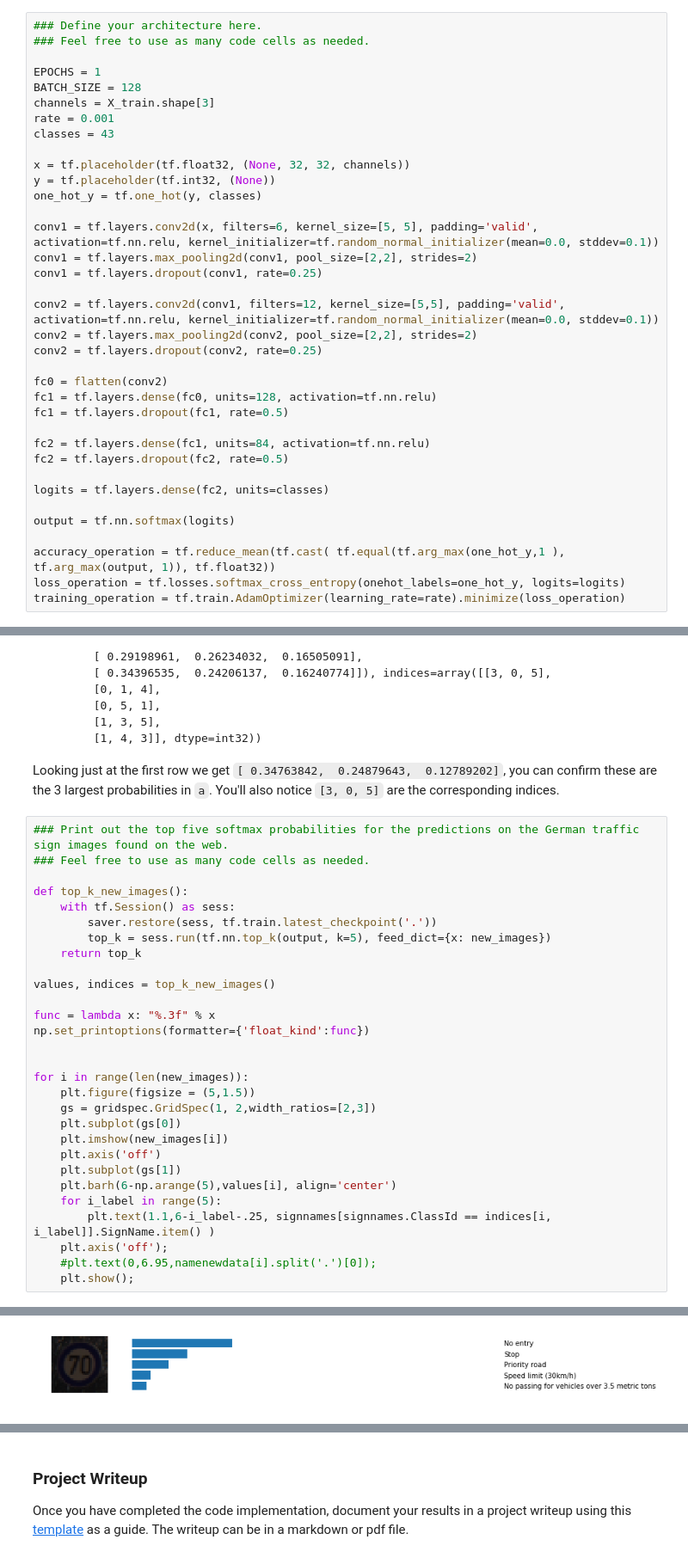
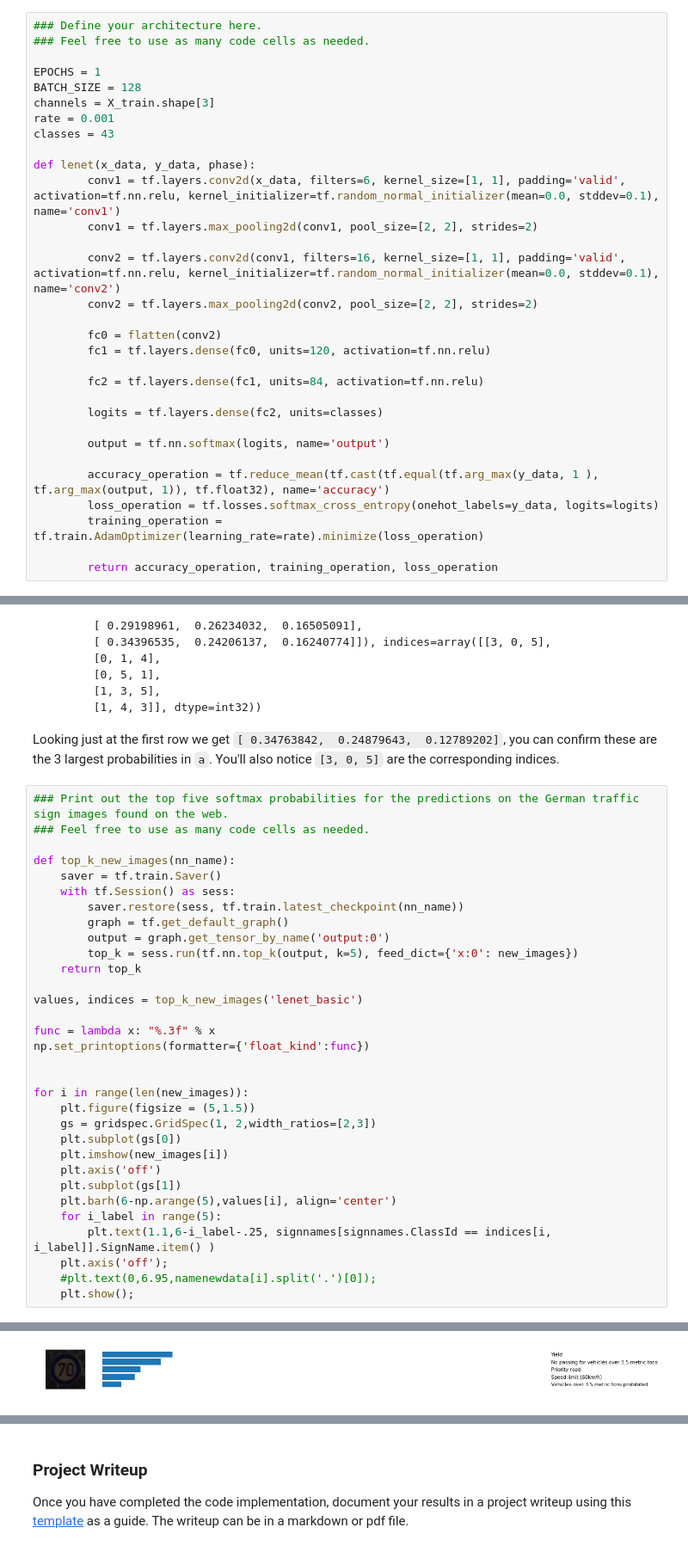
Before and after one commit to carlgira/traffic_sign_classification, a Jupyter notebook: Traffic_Sign_Classifier.ipynb, the cells around one changed output, grey strips where cells are left out. Shown at 86% size. Saved outputs shown, nothing was run; the diff lists cells and outputs as text.

```diff
--- a/Traffic_Sign_Classifier.ipynb
+++ b/Traffic_Sign_Classifier.ipynb
@@ -267,32 +263,27 @@ channels = X_train.shape[3]
 rate = 0.001
 classes = 43
 
-x = tf.placeholder(tf.float32, (None, 32, 32, channels))
-y = tf.placeholder(tf.int32, (None))
-one_hot_y = tf.one_hot(y, classes)
+def lenet(x_data, y_data, phase):
+		conv1 = tf.layers.conv2d(x_data, filters=6, kernel_size=[1, 1], padding='valid', activation=tf.nn.relu, kernel_initializer=tf.random_normal_initializer(mean=0.0, stddev=0.1), name='conv1')
+		conv1 = tf.layers.max_pooling2d(conv1, pool_size=[2, 2], strides=2)
 
-conv1 = tf.layers.conv2d(x, filters=6, kernel_size=[5, 5], padding='valid', activation=tf.nn.relu, kernel_initializer=tf.random_normal_initializer(mean=0.0, stddev=0.1))
-conv1 = tf.layers.max_pooling2d(conv1, pool_size=[2,2], strides=2)
-conv1 = tf.layers.dropout(conv1, rate=0.25)
+		conv2 = tf.layers.conv2d(conv1, filters=16, kernel_size=[1, 1], padding='valid', activation=tf.nn.relu, kernel_initializer=tf.random_normal_initializer(mean=0.0, stddev=0.1), name='conv2')
+		conv2 = tf.layers.max_pooling2d(conv2, pool_size=[2, 2], strides=2)
 
-conv2 = tf.layers.conv2d(conv1, filters=12, kernel_size=[5,5], padding='valid', activation=tf.nn.relu, kernel_initializer=tf.random_normal_initializer(mean=0.0, stddev=0.1))
-conv2 = tf.layers.max_pooling2d(conv2, pool_size=[2,2], strides=2)
-conv2 = tf.layers.dropout(conv2, rate=0.25)
+		fc0 = flatten(conv2)
+		fc1 = tf.layers.dense(fc0, units=120, activation=tf.nn.relu)
 
-fc0 = flatten(conv2)
-fc1 = tf.layers.dense(fc0, units=128, activation=tf.nn.relu)
-fc1 = tf.layers.dropout(fc1, rate=0.5)
+		fc2 = tf.layers.dense(fc1, units=84, activation=tf.nn.relu)
 
-fc2 = tf.layers.dense(fc1, units=84, activation=tf.nn.relu)
-fc2 = tf.layers.dropout(fc2, rate=0.5)
+		logits = tf.layers.dense(fc2, units=classes)
 
-logits = tf.layers.dense(fc2, units=classes)
+		output = tf.nn.softmax(logits, name='output')
 
-output = tf.nn.softmax(logits)
+		accuracy_operation = tf.reduce_mean(tf.cast(tf.equal(tf.arg_max(y_data, 1 ), tf.arg_max(output, 1)), tf.float32), name='accuracy')
+		loss_operation = tf.losses.softmax_cross_entropy(onehot_labels=y_data, logits=logits)
+		training_operation = tf.train.AdamOptimizer(learning_rate=rate).minimize(loss_operation)
 
-accuracy_operation = tf.reduce_mean(tf.cast( tf.equal(tf.arg_max(one_hot_y,1 ), tf.arg_max(output, 1)), tf.float32))
-loss_operation = tf.losses.softmax_cross_entropy(onehot_labels=one_hot_y, logits=logits)
-training_operation = tf.train.AdamOptimizer(learning_rate=rate).minimize(loss_operation)
+		return accuracy_operation, training_operation, loss_operation
 # %% [markdown]
 ### Train, Validate and Test the Model
 # %% [markdown]
@@ -444,13 +443,16 @@ Looking just at the first row we get `[ 0.34763842,  0.24879643,  0.12789202]`,
 ### Print out the top five softmax probabilities for the predictions on the German traffic sign images found on the web.
 ### Feel free to use as many code cells as needed.
 
-def top_k_new_images():
+def top_k_new_images(nn_name):
+    saver = tf.train.Saver()
     with tf.Session() as sess:
-        saver.restore(sess, tf.train.latest_checkpoint('.'))
-        top_k = sess.run(tf.nn.top_k(output, k=5), feed_dict={x: new_images})
+        saver.restore(sess, tf.train.latest_checkpoint(nn_name))
+        graph = tf.get_default_graph()
+        output = graph.get_tensor_by_name('output:0')
+        top_k = sess.run(tf.nn.top_k(output, k=5), feed_dict={'x:0': new_images})
     return top_k
 
-values, indices = top_k_new_images()
+values, indices = top_k_new_images('lenet_basic')
 
 func = lambda x: "%.3f" % x
 np.set_printoptions(formatter={'float_kind':func})
@@ -474 +476 @@ INFO:tensorflow:Restoring parameters from ./lenet
-[figure, old version]
+[figure, new version]
```
Also changed, not shown: parts of 8 cells of this notebook, 1 other file.
